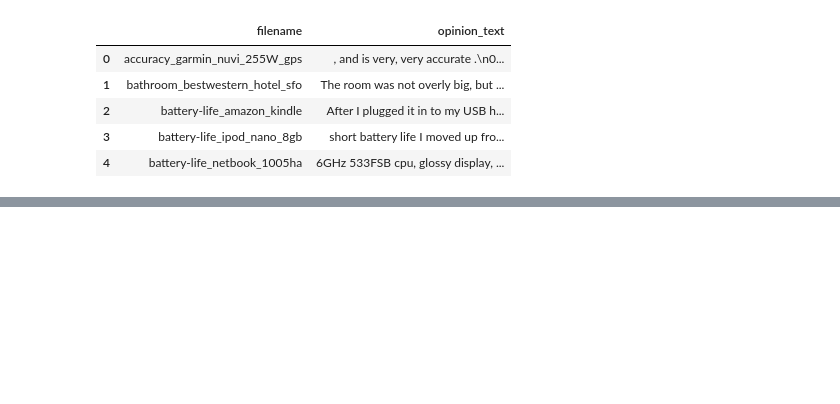
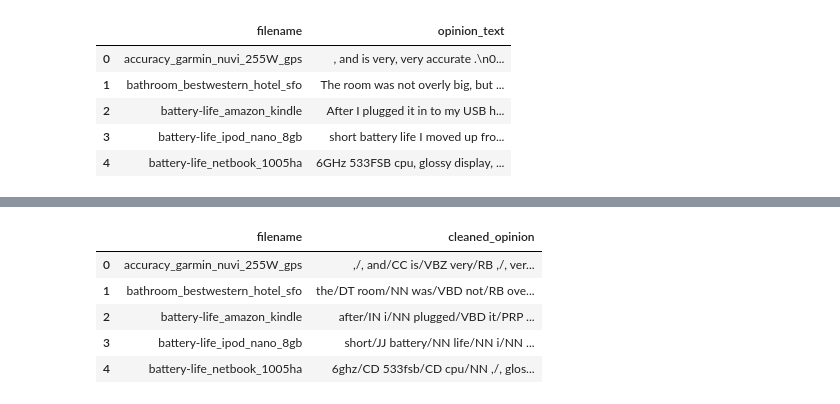
Before and after one commit to jcs19752510-ui/semi_project, a Jupyter notebook: 정영찬/SEMI_OPINO.ipynb, the cells around one changed output, grey strips where cells are left out. Saved outputs shown, nothing was run; the diff lists cells and outputs as text; code cells hidden in the pictures; blank space fills up the shorter version.

```diff
--- a/정영찬/SEMI_OPINO.ipynb
+++ b/정영찬/SEMI_OPINO.ipynb
@@ -43,0 +253,48 @@ document_df.head()
+# %%
+# NLTK 리소스 다운로드 (최초 1회 필수)
+nltk.download('punkt')
+nltk.download('averaged_perceptron_tagger')
+
+
+def clean_and_tag_opinion(text):
+    """
+    to_string()으로 변환되면서 생긴 인덱스 및 노이즈를 제거하고
+    단어/품사(Word/POS) 형태로 전처리하는 함수
+    """
+    # 1. df.to_string()으로 인해 생긴 행 번호(숫자 열) 및 불필요한 줄바꿈 공백 정제
+    # 문장 시작 부분의 숫자와 공백 제거
+    clean_lines = []
+    for line in text.split('\n'):
+        line = line.strip()
+        # 판다스 to_string 결과물 특성상 앞에 붙는 인덱스 번호 제거
+        line = re.sub(r'^\d+\s+', '', line)
+        if line and not line.startswith('Empty DataFrame'): # 예외 처리
+            clean_lines.append(line.lower()) # 소문자 변환
+
+    # 2. 정제된 문장들을 돌며 토큰화 및 품사 태깅 수행
+    processed_sentences = []
+    for line in clean_lines:
+        # 특수문자 부호 간단히 정제 (단, 마침표 등은 유지)
+        line = re.sub(r'[^a-zA-Z0-9\s\.\,\!\?]', '', line)
+
+        # 토큰화
+        tokens = word_tokenize(line)
+        # 품사 태깅
+        pos_tags = nltk.pos_tag(tokens)
+
+        # 오피노시스 포맷인 "단어/품사" 형태로 결합
+        word_pos_list = [f"{word}/{tag}" for word, tag in pos_tags]
+
+        # 공백으로 연결하여 하나의 전처리된 문장 문자열로 생성
+        processed_sentences.append(" ".join(word_pos_list))
+
+    # 모든 문장을 줄바꿈으로 합쳐서 반환
+    return "\n".join(processed_sentences)
+
+# --- 기존 document_df에 전처리 함수 적용 ---
+# 새 컬럼 'cleaned_opinion'에 전처리된 텍스트 저장
+document_df['cleaned_opinion'] = document_df['opinion_text'].apply(clean_and_tag_opinion)
+
+# 결과 확인
+document_df[['filename', 'cleaned_opinion']].head()
+# %% [output]
@@ -43,0 +308,6 @@ document_df.head()
+|  | filename | cleaned_opinion |
+| 0 | accuracy_garmin_nuvi_255W_gps | ,/, and/CC is/VBZ very/RB ,/, ver... |
+| 1 | bathroom_bestwestern_hotel_sfo | the/DT room/NN was/VBD not/RB ove... |
+| 2 | battery-life_amazon_kindle | after/IN i/NN plugged/VBD it/PRP ... |
+| 3 | battery-life_ipod_nano_8gb | short/JJ battery/NN life/NN i/NN ... |
+| 4 | battery-life_netbook_1005ha | 6ghz/CD 533fsb/CD cpu/NN ,/, glos... |
```
Also changed, not shown: parts of 12 cells of this notebook, 2 other files.
